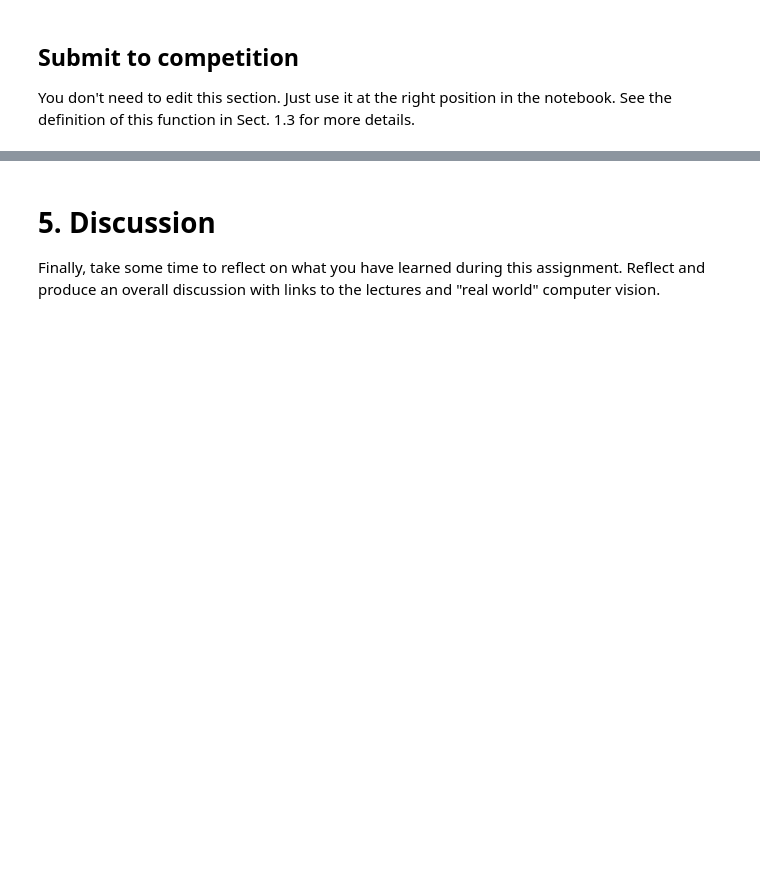
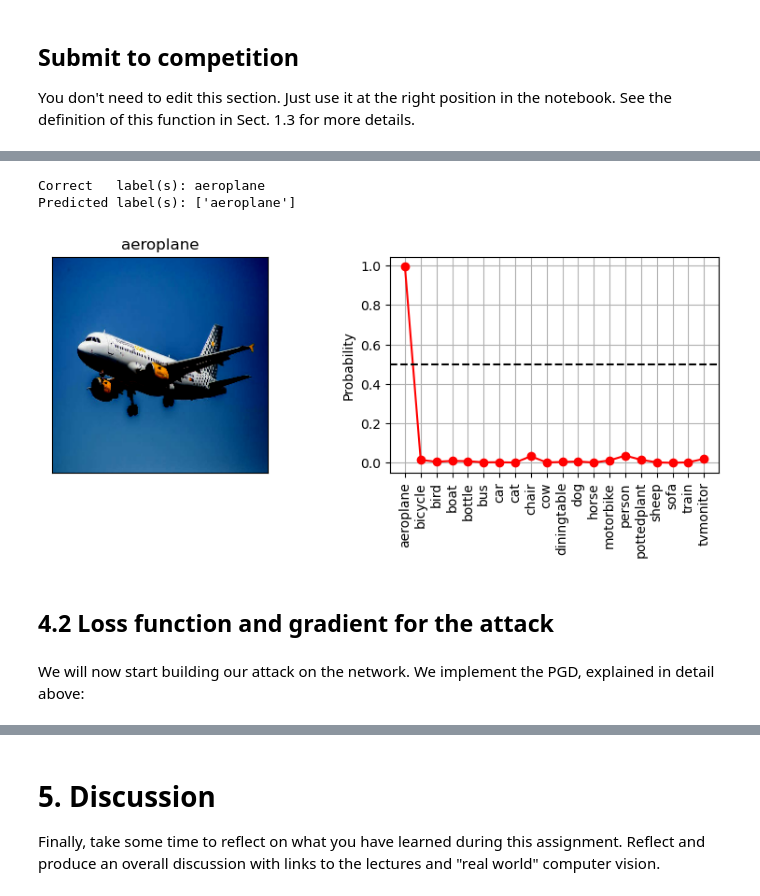
Before and after one commit to ThibeauWouters/ComputerVision_AI_Kuleuven, a Jupyter notebook: GA2/group1-notebook-1.ipynb, the cells around one changed output, grey strips where cells are left out. Drawn from its saved outputs; the diff is of its cells as text; code cells hidden in the pictures; blank space fills up the shorter version.

```diff
--- a/GA2/group1-notebook-1.ipynb
+++ b/GA2/group1-notebook-1.ipynb
@@ -1003,0 +1070,38 @@ For this part, your goal is to fool your classification and/or segmentation CNN,
+# %%
+# Preprocess and predict:
+preprocessed_image = preprocess(orig_image)
+pred = classification_model.model.predict(preprocessed_image, verbose=False)[0]
+# Get predicted label(s) and convert to string
+pred_indices = np.argwhere(pred > 0.5)
+pred_label = np.array(labels.tolist())[pred_indices].flatten()
+
+# Print results
+print(f"Correct   label(s): aeroplane")
+print(f"Predicted label(s): {pred_label}")
+
+# Plot image and prediction distribution
+plt.subplots(1, 2, figsize=(10, 3))
+plt.subplot(121)
+plt.imshow(preprocessed_image[0])
+plt.title("aeroplane")
+plt.xticks([])
+plt.yticks([])
+
+# Plot distribution
+plt.subplot(122)
+xt = [i for i in range(len(pred))]
+plt.plot(xt, pred, "-o", color="red")
+plt.xticks(xt, labels=labels, rotation=90)
+plt.ylabel("Probability")
+plt.grid()
+plt.axhline(0.5, ls="--", color="black")
+
+plt.show()
+# %% [output]
+Correct   label(s): aeroplane
+Predicted label(s): ['aeroplane']
+[figure, added]
+# %% [markdown]
+## 4.2 Loss function and gradient for the attack
+# %% [markdown]
+We will now start building our attack on the network. We implement the PGD, explained in detail above:
```
Also changed, not shown: parts of 64 cells of this notebook.
